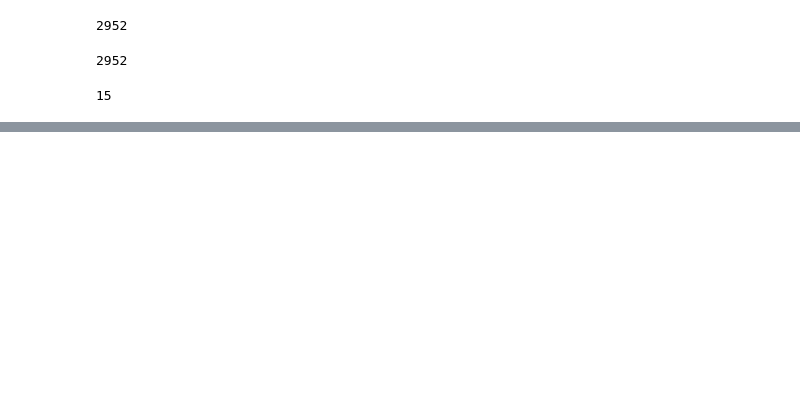
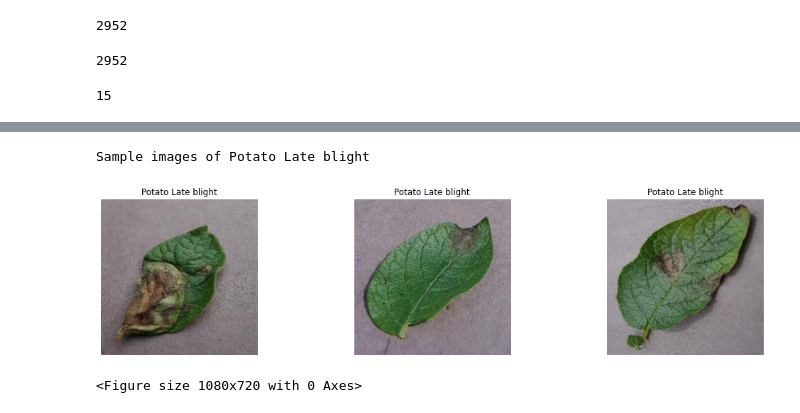
Before and after one commit to Cheruiyot890/PlantDiseasePredictor, a Jupyter notebook: Notebook.ipynb, the cells around one changed output, grey strips where cells are left out. Cells and saved outputs as stored; diff of their text form; code cells hidden in the pictures; blank space fills up the shorter version.

```diff
--- a/Notebook.ipynb
+++ b/Notebook.ipynb
@@ -158,0 +248,11 @@ print(n_classes)
+# %%
+potato_dir = "plantdisease/PlantVillage/Potato___Late_blight"
+potato_path = os.listdir("plantdisease/PlantVillage/Potato___Late_blight")
+items_per_row = 3
+title = "Potato Late blight"
+print("\033[38;5;202mSample images of", title, "\033[0m")
+plot_images_in_rows(potato_dir, potato_path, items_per_row)
+# %% [output]
+Sample images of Potato Late blight
+[figure, added]
+<Figure size 1080x720 with 0 Axes>
```
Also changed, not shown: parts of 40 cells of this notebook.
